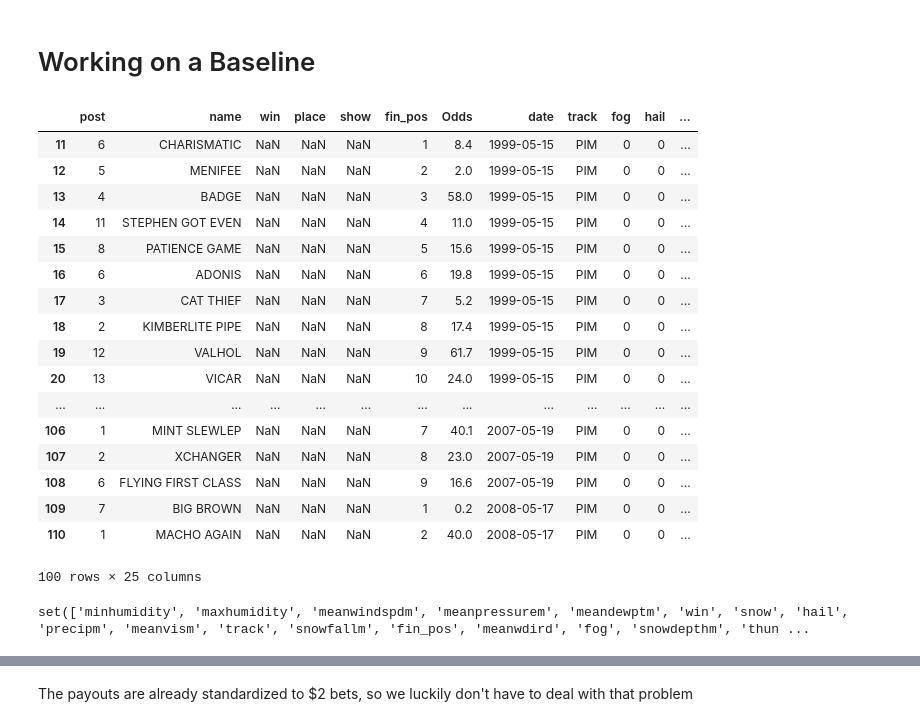
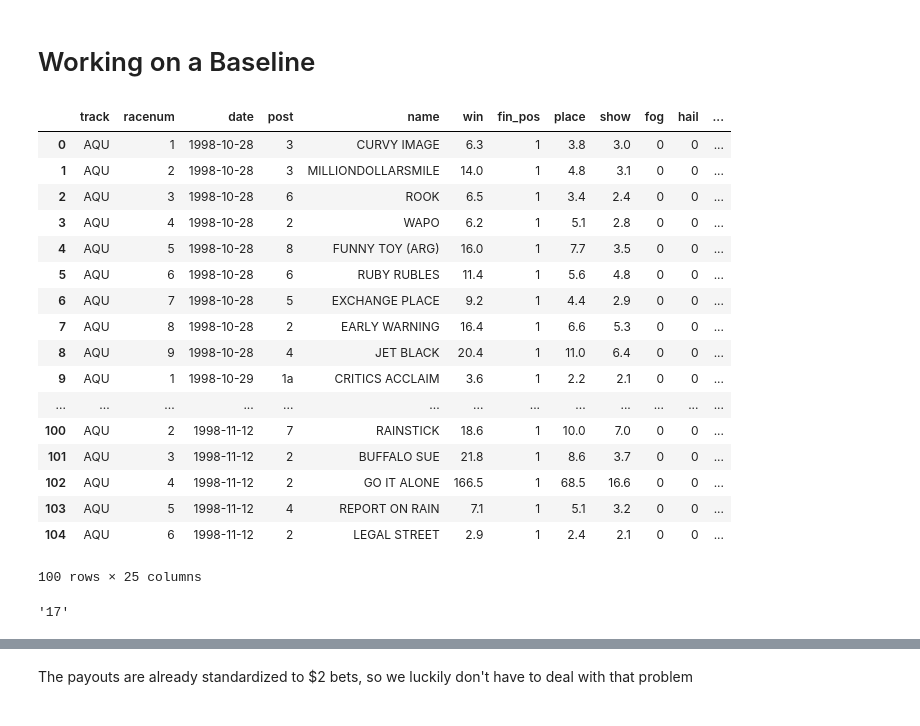
Before and after one commit to gebailey23/prettyponies, a Jupyter notebook: Making Models-William.ipynb, the cells around one changed output, grey strips where cells are left out. Drawn from its saved outputs; the diff is of its cells as text; code cells hidden in the pictures.

```diff
--- a/Making Models-William.ipynb
+++ b/Making Models-William.ipynb
@@ -45,36 +45,30 @@ testdf = testdf[testdf.date >= datetime.datetime(1999,1,1)]
 traindf = traindf[traindf.name != 'NAN']
 traindf.reset_index().drop('index', axis=1, inplace=True);
 # %%
-testdf.head(100)
+traindf.head(100)
 # %% [output]
-|  | post | name | win | place | show | fin_pos | Odds | date | track | fog | hail | ... |
-| 11 | 6 | CHARISMATIC | NaN | NaN | NaN | 1 | 8.4 | 1999-05-15 | PIM | 0 | 0 | ... |
-| 12 | 5 | MENIFEE | NaN | NaN | NaN | 2 | 2.0 | 1999-05-15 | PIM | 0 | 0 | ... |
-| 13 | 4 | BADGE | NaN | NaN | NaN | 3 | 58.0 | 1999-05-15 | PIM | 0 | 0 | ... |
-| 14 | 11 | STEPHEN GOT EVEN | NaN | NaN | NaN | 4 | 11.0 | 1999-05-15 | PIM | 0 | 0 | ... |
-| 15 | 8 | PATIENCE GAME | NaN | NaN | NaN | 5 | 15.6 | 1999-05-15 | PIM | 0 | 0 | ... |
-| 16 | 6 | ADONIS | NaN | NaN | NaN | 6 | 19.8 | 1999-05-15 | PIM | 0 | 0 | ... |
-| 17 | 3 | CAT THIEF | NaN | NaN | NaN | 7 | 5.2 | 1999-05-15 | PIM | 0 | 0 | ... |
-| 18 | 2 | KIMBERLITE PIPE | NaN | NaN | NaN | 8 | 17.4 | 1999-05-15 | PIM | 0 | 0 | ... |
-| 19 | 12 | VALHOL | NaN | NaN | NaN | 9 | 61.7 | 1999-05-15 | PIM | 0 | 0 | ... |
-| 20 | 13 | VICAR | NaN | NaN | NaN | 10 | 24.0 | 1999-05-15 | PIM | 0 | 0 | ... |
+|  | track | racenum | date | post | name | win | fin_pos | place | show | fog | hail | ... |
+| 0 | AQU | 1 | 1998-10-28 | 3 | CURVY IMAGE | 6.3 | 1 | 3.8 | 3.0 | 0 | 0 | ... |
+| 1 | AQU | 2 | 1998-10-28 | 3 | MILLIONDOLLARSMILE | 14.0 | 1 | 4.8 | 3.1 | 0 | 0 | ... |
+| 2 | AQU | 3 | 1998-10-28 | 6 | ROOK | 6.5 | 1 | 3.4 | 2.4 | 0 | 0 | ... |
+| 3 | AQU | 4 | 1998-10-28 | 2 | WAPO | 6.2 | 1 | 5.1 | 2.8 | 0 | 0 | ... |
+| 4 | AQU | 5 | 1998-10-28 | 8 | FUNNY TOY (ARG) | 16.0 | 1 | 7.7 | 3.5 | 0 | 0 | ... |
+| 5 | AQU | 6 | 1998-10-28 | 6 | RUBY RUBLES | 11.4 | 1 | 5.6 | 4.8 | 0 | 0 | ... |
+| 6 | AQU | 7 | 1998-10-28 | 5 | EXCHANGE PLACE | 9.2 | 1 | 4.4 | 2.9 | 0 | 0 | ... |
+| 7 | AQU | 8 | 1998-10-28 | 2 | EARLY WARNING | 16.4 | 1 | 6.6 | 5.3 | 0 | 0 | ... |
+| 8 | AQU | 9 | 1998-10-28 | 4 | JET BLACK | 20.4 | 1 | 11.0 | 6.4 | 0 | 0 | ... |
+| 9 | AQU | 1 | 1998-10-29 | 1a | CRITICS ACCLAIM | 3.6 | 1 | 2.2 | 2.1 | 0 | 0 | ... |
 | ... | ... | ... | ... | ... | ... | ... | ... | ... | ... | ... | ... | ... |
-| 106 | 1 | MINT SLEWLEP | NaN | NaN | NaN | 7 | 40.1 | 2007-05-19 | PIM | 0 | 0 | ... |
-| 107 | 2 | XCHANGER | NaN | NaN | NaN | 8 | 23.0 | 2007-05-19 | PIM | 0 | 0 | ... |
-| 108 | 6 | FLYING FIRST CLASS | NaN | NaN | NaN | 9 | 16.6 | 2007-05-19 | PIM | 0 | 0 | ... |
-| 109 | 7 | BIG BROWN | NaN | NaN | NaN | 1 | 0.2 | 2008-05-17 | PIM | 0 | 0 | ... |
-| 110 | 1 | MACHO AGAIN | NaN | NaN | NaN | 2 | 40.0 | 2008-05-17 | PIM | 0 | 0 | ... |
+| 100 | AQU | 2 | 1998-11-12 | 7 | RAINSTICK | 18.6 | 1 | 10.0 | 7.0 | 0 | 0 | ... |
+| 101 | AQU | 3 | 1998-11-12 | 2 | BUFFALO SUE | 21.8 | 1 | 8.6 | 3.7 | 0 | 0 | ... |
+| 102 | AQU | 4 | 1998-11-12 | 2 | GO IT ALONE | 166.5 | 1 | 68.5 | 16.6 | 0 | 0 | ... |
+| 103 | AQU | 5 | 1998-11-12 | 4 | REPORT ON RAIN | 7.1 | 1 | 5.1 | 3.2 | 0 | 0 | ... |
+| 104 | AQU | 6 | 1998-11-12 | 2 | LEGAL STREET | 2.9 | 1 | 2.4 | 2.1 | 0 | 0 | ... |
 100 rows × 25 columns
-# %%
-#traindf["win_indicator"] = (traindf["fin_pos"] == 1)*1
-#testdf["win_indicator"] = (testdf["fin_pos"] == 1)*1
-
-notcols_train = ["racenum", "date", "place", "show"]
-temp_train = (set(traindf.columns) - set(notcols))
-
-notcols_test = ["place", "show", ]
-print temp
-#xtrain = traindf[cols''
-#ytrain = traindf["win"]
-# %% [output]
-set(['minhumidity', 'maxhumidity', 'meanwindspdm', 'meanpressurem', 'meandewptm', 'win', 'snow', 'hail', 'precipm', 'meanvism', 'track', 'snowfallm', 'fin_pos', 'meanwdird', 'fog', 'snowdepthm', 'thun ...
+# %%
+# http://stackoverflow.com/questions/1249388/how-do-we-remove-all-non-numeric-characters-from-a-string-in-python
+def only_numerics(seq):
+    seq_type= type(seq)
+    return seq_type().join(filter(seq_type.isdigit, seq))
+# %% [output]
+'17'
```
Also changed, not shown: parts of 11 cells of this notebook.
